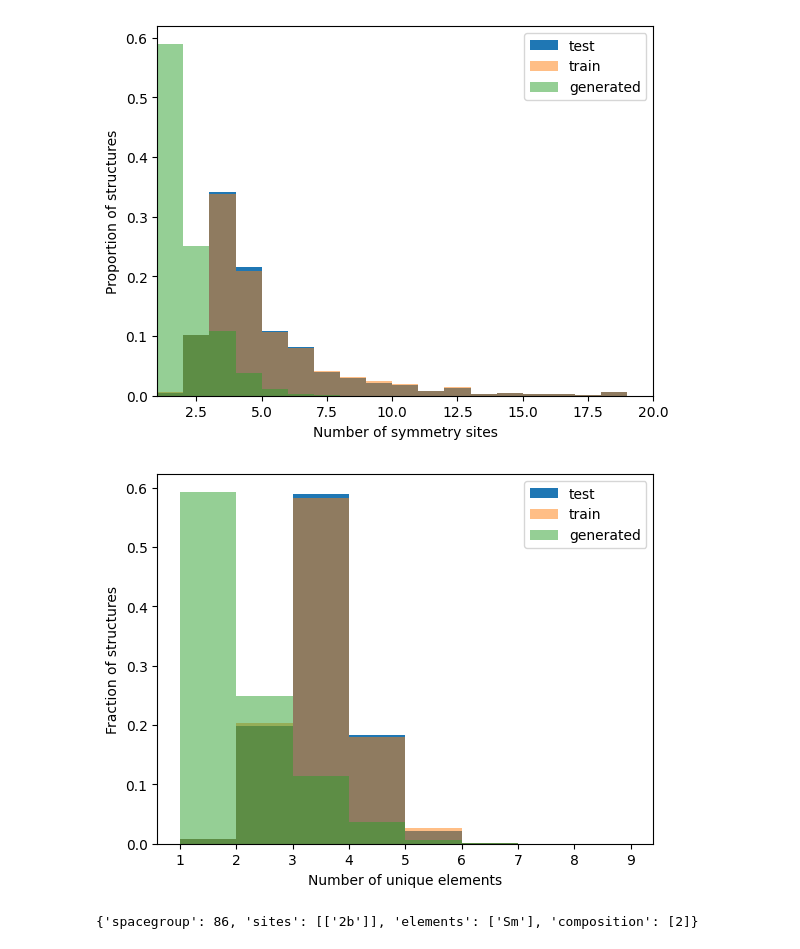
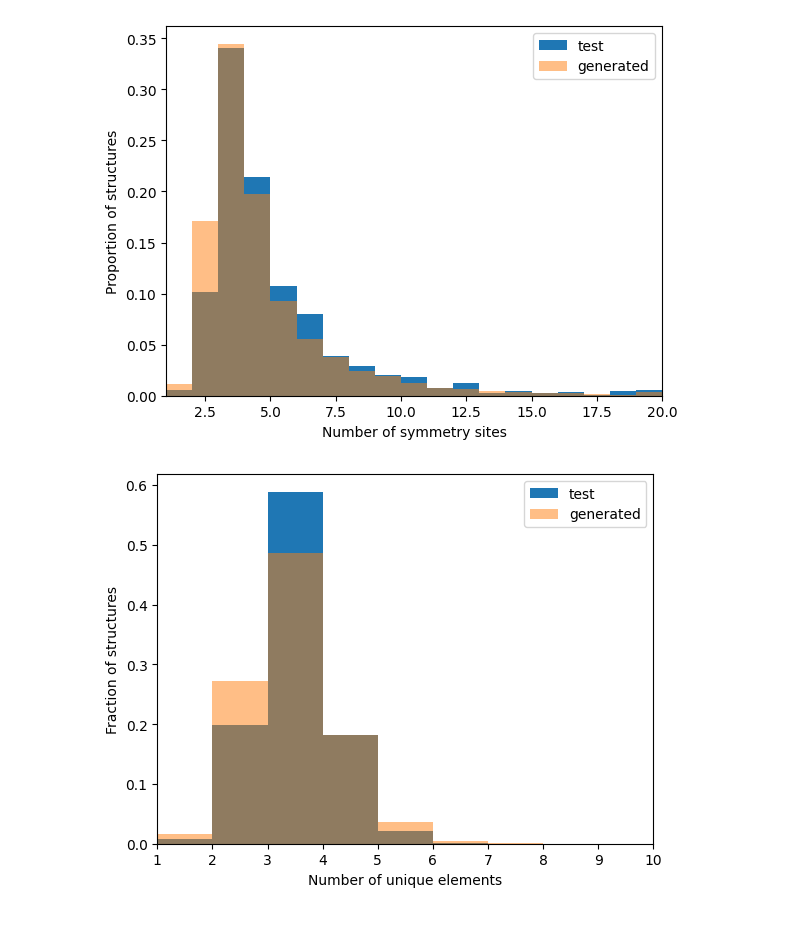
Before and after one commit to kedhip/WyckoffTransformer, a Jupyter notebook: Calibrate.ipynb, the cells around one changed output. Saved outputs shown, nothing was run; the diff lists cells and outputs as text; code cells hidden in the pictures.

Commit message:
Better structures

```diff
--- a/Calibrate.ipynb
+++ b/Calibrate.ipynb
@@ -59,6 +65,7 @@ class CalibrateFromLogits(nn.Module):
         self.temperature = nn.Parameter(torch.ones(1, device=device), requires_grad=True)
         self.optimizer = optim.LBFGS([self.temperature], lr=lr, max_iter=max_iter)
         self.criterion = nn.CrossEntropyLoss()
+        self.t_max = 2.
 
     def fit(self, logits, targets):
         """
@@ -73,6 +80,7 @@ class CalibrateFromLogits(nn.Module):
             return loss
         for i in range(self.n_steps):
             self.optimizer.step(calib_eval)
+        #self.temperature = torch.clip(self.temperature, -self.t_max, self.t_max)
         return self
 # %%
 from wyckoff_transformer import get_batches
@@ -113,6 +226,0 @@ idx_to_spacegroup = {idx: spacegroup for spacegroup, idx in spacegroup_to_ids.it
-# %%
-from pymatgen.core import DummySpecie
-PAD_ID = site_to_ids["PAD"]
-STOP_ID = site_to_ids["STOP"]
-ELEMENT_PAD_ID = element_to_ids[DummySpecie()]
-ELEMENT_STOP_ID = element_to_ids["STOP"]
@@ -137,9 +227,9 @@ all_datasets = pd.concat(datasets_pd.values())
 # %%
 from collections import defaultdict
 from pyxtal.symmetry import Group
-wp_index = defaultdict(lambda: defaultdict(set))
+wp_index = defaultdict(lambda: defaultdict(dict))
 for group_number in range(1, 231):
     group = Group(group_number)
     for wp in group.Wyckoff_positions:
         wp.get_site_symmetry()
-        wp_index[group_number][wp.site_symm].add((wp.multiplicity, wp.letter, wp.get_dof()))
+        wp_index[group_number][wp.site_symm][wp.letter] = (wp.multiplicity, wp.get_dof())
@@ -197,0 +274,23 @@ print(len(valid_structures), len(generated_structuers), len(valid_structures) /
+# %%
+from collections import Counter
+from copy import deepcopy
+from random import choice
+from pymatgen.symmetry.analyzer import SpacegroupAnalyzer
+
+valid_generated = torch.zeros(len(torch_datasets["test"]["spacegroup_number"]), dtype=torch.bool, requires_grad=False)
+generated_structures = [None] * len(torch_datasets["test"]["spacegroup_number"])
+while not valid_generated.all():
+  space_groups = torch_datasets["test"]["spacegroup_number"][~valid_generated]
+  elements = torch_datasets["test"]["symmetry_elements"][~valid_generated, 0].view(-1, 1)
+  sites = torch_datasets["test"]["symmetry_sites"][~valid_generated, 0].view(-1, 1)
+  enums = torch_datasets["test"]["symmetry_sites_enumeration"][~valid_generated, 0].view(-1, 1)
+  with torch.no_grad():
+        elements, sites, enums = generate(space_groups, elements, sites, enums)
+
+  index = torch.arange(len(valid_generated))[~valid_generated]
+  for i, (this_elements, this_sites, this_enums, this_spacegroup) in enumerate(zip(elements, sites, enums, space_groups)):
+    pyxtal_args = tensors_to_pyxtal(this_elements, this_sites, this_enums, this_spacegroup)
+    if pyxtal_args is not None:
+        generated_structures[index[i]] = pyxtal_args
+        valid_generated[index[i]] = True
+  print(valid_generated.sum(), valid_generated.size(0), valid_generated.sum()/valid_generated.size(0))
@@ -199,34 +316,31 @@ print(len(valid_structures), len(generated_structuers), len(valid_structures) /
 import numpy as np
 import matplotlib.pyplot as plt
 fig, ax = plt.subplots()
-x = np.arange(1, max_len - 1)
+x = np.arange(1, max_len)
 ax.hist(datasets_pd['test'].symmetry_sites.map(len), label="test", density=True, bins=x)
-ax.hist(datasets_pd['train'].symmetry_sites.map(len), label="train", density=True, alpha=0.5, bins=x)
-ax.hist(list(map(lambda s: sum(map(len, s['sites'])), valid_structures)), label="generated", density=True, alpha=0.5, bins=x)
+#ax.hist(datasets_pd['train'].symmetry_sites.map(len), label="train", density=True, alpha=0.5, bins=x)
+ax.hist(list(map(lambda s: sum(map(len, s['sites'])), generated_structures)), label="generated", density=True, alpha=0.5, bins=x)
 ax.set_xlabel("Number of symmetry sites")
 ax.set_ylabel("Proportion of structures")
 ax.legend()
-ax.set_xlim(1, max_len - 1);
+ax.set_xlim(1, max_len-1);
 # %% [output]
-[figure, old version]
+[figure, new version]
 # %%
 def count_elements(record):
     return len(set(record["elements"]))
 def count_elements_pd(record):
     return len(set(record.structure.elements))
 fig, ax = plt.subplots()
 bins = np.arange(1, 10)
 ax.hist(datasets_pd['test'].apply(count_elements_pd, axis=1), label="test", density=True, bins=bins)
-ax.hist(datasets_pd['train'].apply(count_elements_pd, axis=1), label="train", density=True, alpha=0.5, bins=bins)
-ax.hist(list(map(count_elements, valid_structures)), label="generated", density=True, alpha=0.5, bins=bins)
+#ax.hist(datasets_pd['train'].apply(count_elements_pd, axis=1), label="train", density=True, alpha=0.5, bins=bins)
+ax.hist(list(map(count_elements, generated_structures)), label="generated", density=True, alpha=0.5, bins=bins)
 ax.set_xlabel("Number of unique elements")
 ax.set_ylabel("Fraction of structures")
-ax.legend();
+ax.legend()
+ax.set_xlim((1,10));
 # %% [output]
-[figure, old version]
+[figure, new version]
-# %%
-valid_structures[4]
-# %% [output]
-{'spacegroup': 86, 'sites': [['2b']], 'elements': ['Sm'], 'composition': [2]}
 # %%
 import pyxtal
```
Also changed, not shown: parts of 18 cells of this notebook, 9 other files.
